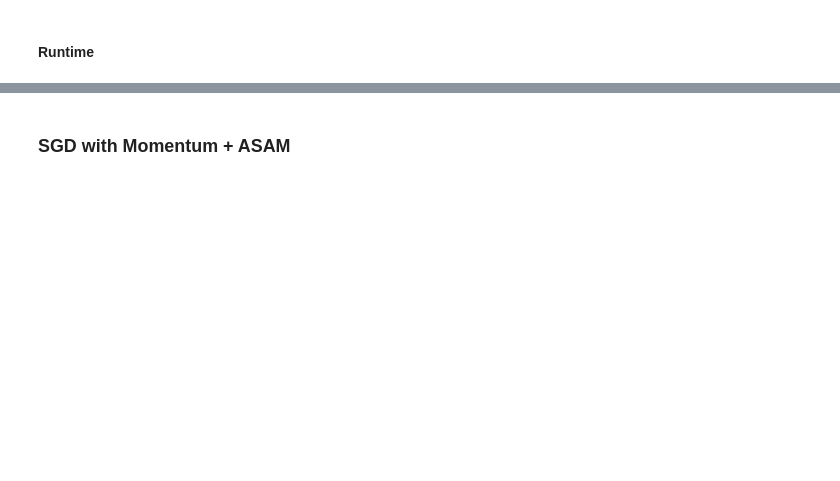
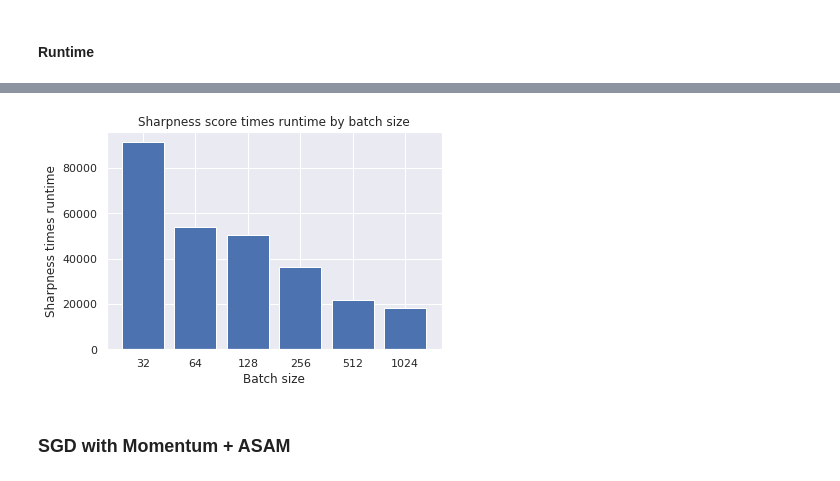
Before and after one commit to Alexanderstaehle/OM_project, a Jupyter notebook: experiments_tf.ipynb, the cells around one changed output, grey strips where cells are left out. Cells and saved outputs as stored; diff of their text form; code cells hidden in the pictures; blank space fills up the shorter version.

```diff
--- a/experiments_tf.ipynb
+++ b/experiments_tf.ipynb
@@ -167,23 +345,2 @@ mean_times, convergence_epochs, overall_training_times = visualization.extract_t
-# %%
-mean_times = []
-convergence_epochs = []
-overall_training_times = []
-
-for batch_size in batch_sizes:
-    # Compute mean epoch time, num epochs to converge, overall training time
-    state = models_states[('fixed', 'sgd', 'sam')][batch_size]
-    mean_time_per_epoch = np.mean(state.times)
-    convergence_epoch = np.argmin(state.history['val_loss'])
-    overall_training_time = np.sum(state.times[:convergence_epoch])
-
-    # Append results
-    convergence_epochs.append(convergence_epoch)
-    mean_times.append(mean_time_per_epoch)
-    overall_training_times.append(overall_training_time)
-
-    print("Batch size: ", batch_size)
-    print("\tMean time per epoch: ", mean_time_per_epoch)
-    print("\tConverged in {} epochs".format(convergence_epoch))
-    print("\tOverall training time (in seconds) until convergence: ", overall_training_time)
 # %%
 visualization.plot_mean_time_per_epoch(batch_sizes, mean_times)
@@ -194,3 +357,7 @@ visualization.histogram_overall_time_until_end_of_epochs(batch_sizes, overall_tr
+# %%
+visualization.plot_sharpness_times_runtime(batch_sizes, overall_training_times, sharpnesses, key)
+# %% [output]
+[figure, added]
 # %% [markdown]
 ### SGD with Momentum + ASAM
 # %%
```
Also changed, not shown: parts of 110 cells of this notebook.
